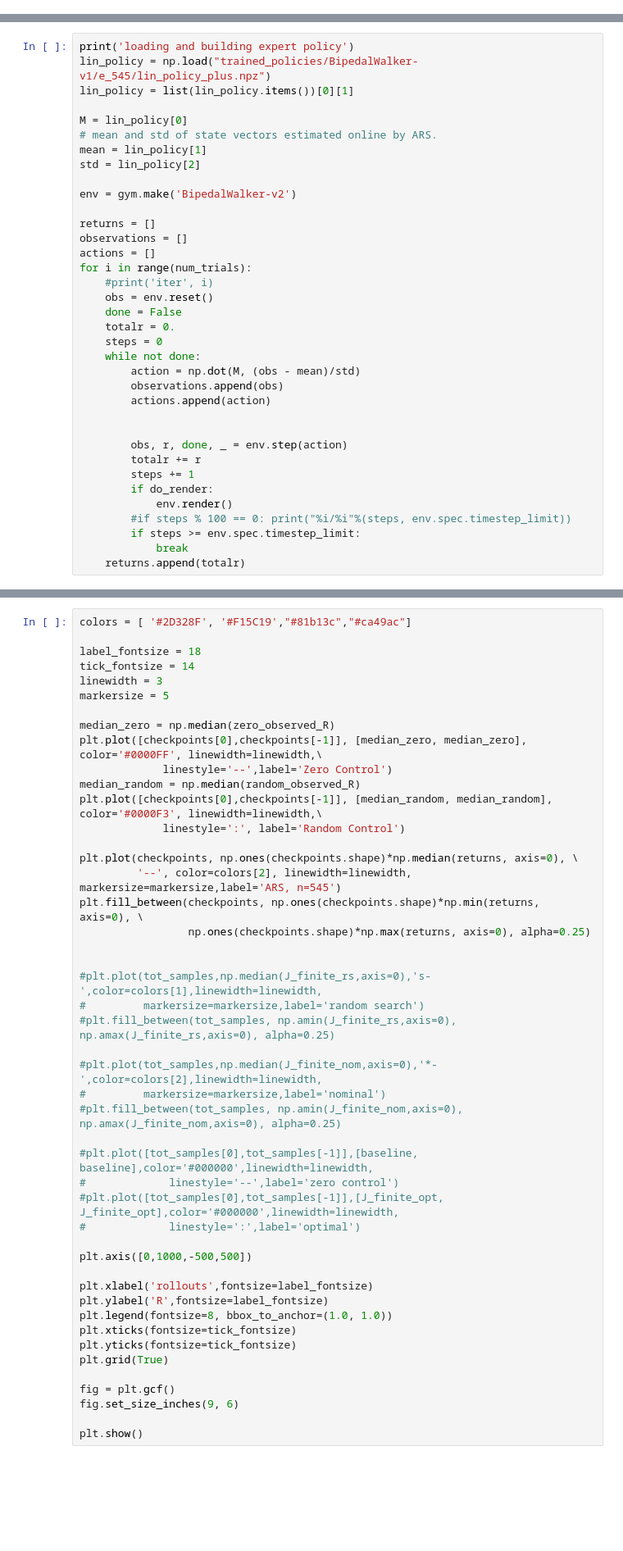
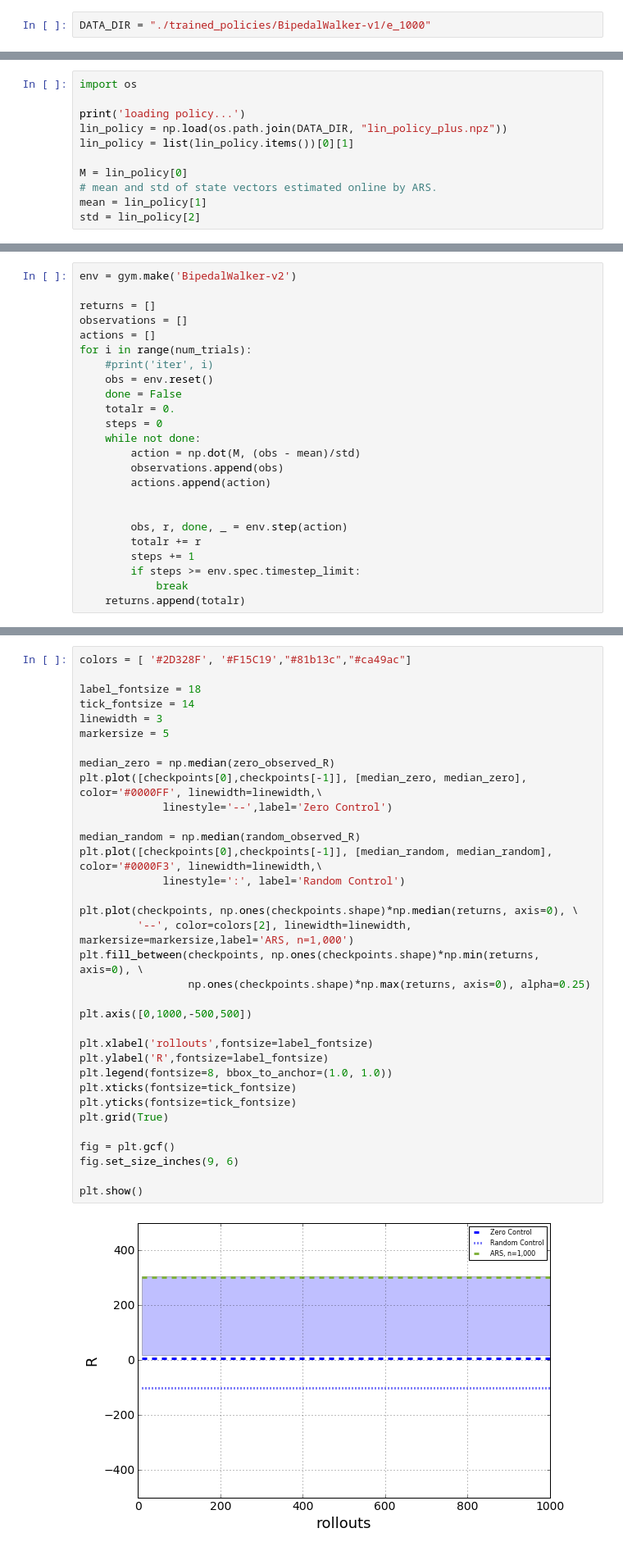
Before and after one commit to Rendok/learning-to-generalise-through-features, a Jupyter notebook: notebooks/0001_tutorial_measuring_performance_of_policies.ipynb, the cells around one changed output, grey strips where cells are left out. Shown at 82% size. Saved outputs shown, nothing was run; the diff lists cells and outputs as text; blank space fills up the shorter version.

```diff
--- a/notebooks/0001_tutorial_measuring_performance_of_policies.ipynb
+++ b/notebooks/0001_tutorial_measuring_performance_of_policies.ipynb
@@ -126,0 +199,2 @@ do_render = False
+# %%
+DATA_DIR = "./trained_policies/BipedalWalker-v1/e_1000"
@@ -126,0 +203,11 @@ do_render = False
+# %%
+import os
+
+print('loading policy...')
+lin_policy = np.load(os.path.join(DATA_DIR, "lin_policy_plus.npz"))
+lin_policy = list(lin_policy.items())[0][1]
+
+M = lin_policy[0]
+# mean and std of state vectors estimated online by ARS.
+mean = lin_policy[1]
+std = lin_policy[2]
@@ -127,13 +218,4 @@ do_render = False
 # %%
-print('loading and building expert policy')
-lin_policy = np.load("trained_policies/BipedalWalker-v1/e_545/lin_policy_plus.npz")
-lin_policy = list(lin_policy.items())[0][1]
-
-M = lin_policy[0]
-# mean and std of state vectors estimated online by ARS.
-mean = lin_policy[1]
-std = lin_policy[2]
-
 env = gym.make('BipedalWalker-v2')
 
 returns = []
@@ -154,9 +236,6 @@ for i in range(num_trials):
         obs, r, done, _ = env.step(action)
         totalr += r
         steps += 1
-        if do_render:
-            env.render()
-        #if steps % 100 == 0: print("%i/%i"%(steps, env.spec.timestep_limit))
         if steps >= env.spec.timestep_limit:
             break
     returns.append(totalr)
@@ -165,45 +249,34 @@ colors = [ '#2D328F', '#F15C19',"#81b13c","#ca49ac"]
 
 label_fontsize = 18
 tick_fontsize = 14
 linewidth = 3
 markersize = 5
 
 median_zero = np.median(zero_observed_R)
 plt.plot([checkpoints[0],checkpoints[-1]], [median_zero, median_zero], color='#0000FF', linewidth=linewidth,\
              linestyle='--',label='Zero Control')
+
 median_random = np.median(random_observed_R)
 plt.plot([checkpoints[0],checkpoints[-1]], [median_random, median_random], color='#0000F3', linewidth=linewidth,\
              linestyle=':', label='Random Control')
 
 plt.plot(checkpoints, np.ones(checkpoints.shape)*np.median(returns, axis=0), \
-         '--', color=colors[2], linewidth=linewidth, markersize=markersize,label='ARS, n=545')
+         '--', color=colors[2], linewidth=linewidth, markersize=markersize,label='ARS, n=1,000')
 plt.fill_between(checkpoints, np.ones(checkpoints.shape)*np.min(returns, axis=0), \
                  np.ones(checkpoints.shape)*np.max(returns, axis=0), alpha=0.25)
-
-
-#plt.plot(tot_samples,np.median(J_finite_rs,axis=0),'s-',color=colors[1],linewidth=linewidth,
-#         markersize=markersize,label='random search')
-#plt.fill_between(tot_samples, np.amin(J_finite_rs,axis=0), np.amax(J_finite_rs,axis=0), alpha=0.25)
-
-#plt.plot(tot_samples,np.median(J_finite_nom,axis=0),'*-',color=colors[2],linewidth=linewidth,
-#         markersize=markersize,label='nominal')
-#plt.fill_between(tot_samples, np.amin(J_finite_nom,axis=0), np.amax(J_finite_nom,axis=0), alpha=0.25)
-
-#plt.plot([tot_samples[0],tot_samples[-1]],[baseline, baseline],color='#000000',linewidth=linewidth,
-#             linestyle='--',label='zero control')
-#plt.plot([tot_samples[0],tot_samples[-1]],[J_finite_opt, J_finite_opt],color='#000000',linewidth=linewidth,
-#             linestyle=':',label='optimal')
 
 plt.axis([0,1000,-500,500])
 
 plt.xlabel('rollouts',fontsize=label_fontsize)
 plt.ylabel('R',fontsize=label_fontsize)
 plt.legend(fontsize=8, bbox_to_anchor=(1.0, 1.0))
 plt.xticks(fontsize=tick_fontsize)
 plt.yticks(fontsize=tick_fontsize)
 plt.grid(True)
 
 fig = plt.gcf()
 fig.set_size_inches(9, 6)
 
 plt.show()
+# %% [output]
+[figure, added]
```
Also changed, not shown: parts of 44 cells of this notebook.
